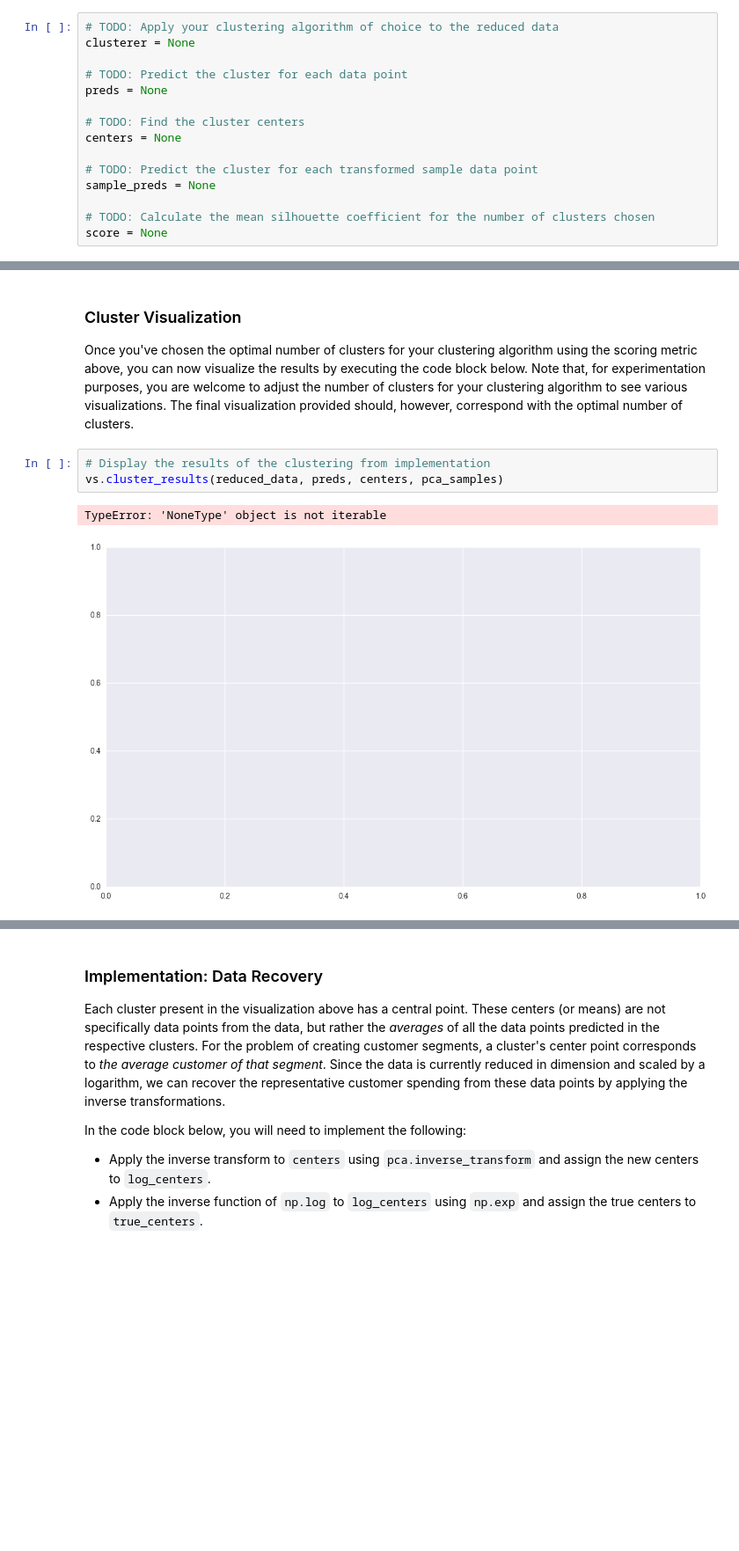
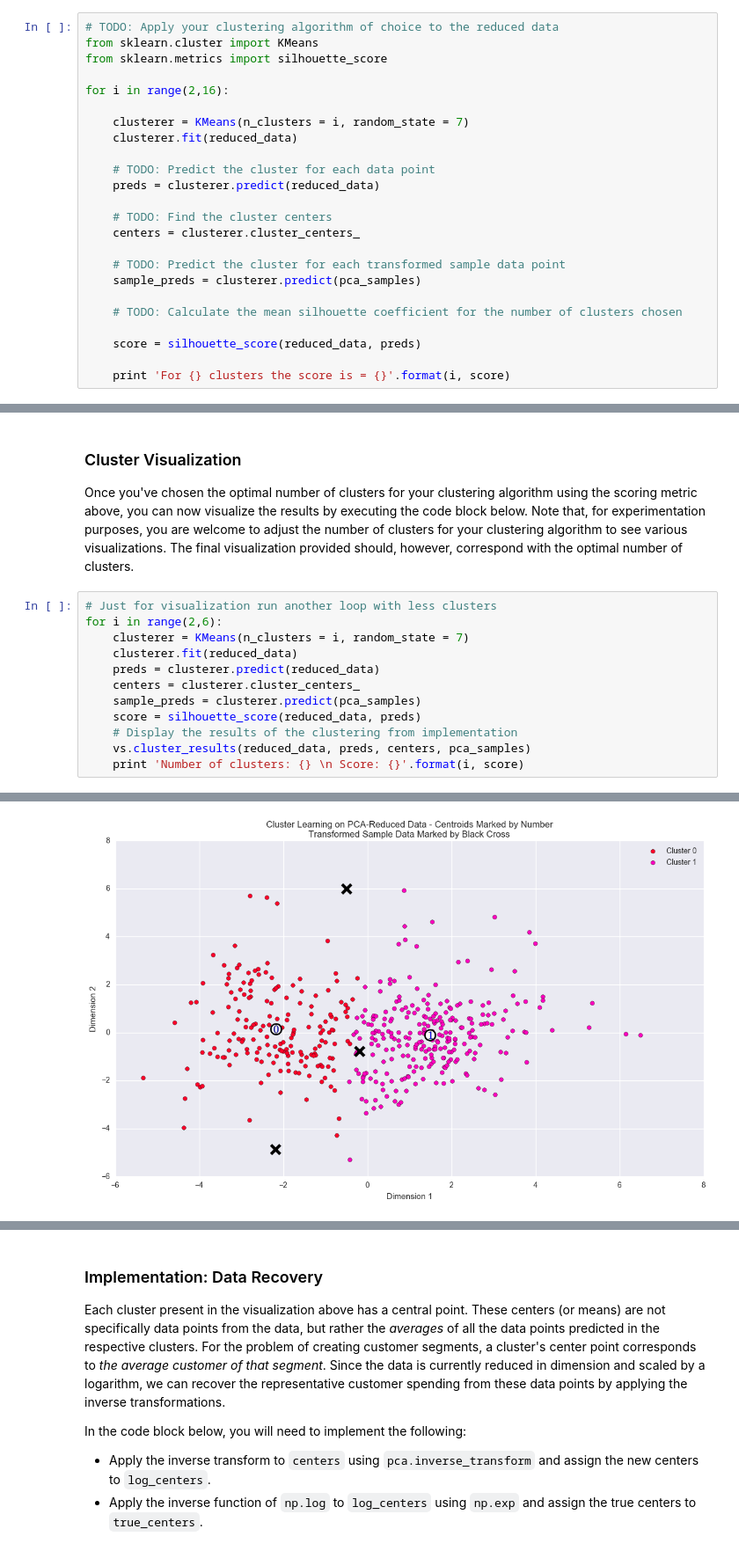
Before and after one commit to cyrano5614/machine_learning_udacity, a Jupyter notebook: projects/customer_segments/customer_segments.ipynb, the cells around one changed output, grey strips where cells are left out. Shown at 88% size. Cells and saved outputs as stored; diff of their text form; blank space fills up the shorter version.

```diff
--- a/projects/customer_segments/customer_segments.ipynb
+++ b/projects/customer_segments/customer_segments.ipynb
@@ -445,16 +470,25 @@ In the code block below, you will need to implement the following:
    - Assign the silhouette score to `score` and print the result.
 # %%
 # TODO: Apply your clustering algorithm of choice to the reduced data
-clusterer = None
+from sklearn.cluster import KMeans
+from sklearn.metrics import silhouette_score
 
-# TODO: Predict the cluster for each data point
-preds = None
+for i in range(2,16):
 
-# TODO: Find the cluster centers
-centers = None
+    clusterer = KMeans(n_clusters = i, random_state = 7)
+    clusterer.fit(reduced_data)
 
-# TODO: Predict the cluster for each transformed sample data point
-sample_preds = None
+    # TODO: Predict the cluster for each data point
+    preds = clusterer.predict(reduced_data)
 
-# TODO: Calculate the mean silhouette coefficient for the number of clusters chosen
-score = None
+    # TODO: Find the cluster centers
+    centers = clusterer.cluster_centers_
+
+    # TODO: Predict the cluster for each transformed sample data point
+    sample_preds = clusterer.predict(pca_samples)
+
+    # TODO: Calculate the mean silhouette coefficient for the number of clusters chosen
+
+    score = silhouette_score(reduced_data, preds)
+
+    print 'For {} clusters the score is = {}'.format(i, score)
@@ -466,9 +517,16 @@ score = None
 # %% [markdown]
 ### Cluster Visualization
 Once you've chosen the optimal number of clusters for your clustering algorithm using the scoring metric above, you can now visualize the results by executing the code block below. Note that, for experimentation purposes, you are welcome to adjust the number of clusters for your clustering algorithm to see various visualizations. The final visualization provided should, however, correspond with the optimal number of clusters.
-# %%
-# Display the results of the clustering from implementation
-vs.cluster_results(reduced_data, preds, centers, pca_samples)
-# %% [output]
-TypeError: 'NoneType' object is not iterable
-[figure, removed]
+# %%
+# Just for visualization run another loop with less clusters
+for i in range(2,6):
+    clusterer = KMeans(n_clusters = i, random_state = 7)
+    clusterer.fit(reduced_data)
+    preds = clusterer.predict(reduced_data)
+    centers = clusterer.cluster_centers_
+    sample_preds = clusterer.predict(pca_samples)
+    score = silhouette_score(reduced_data, preds)
+    # Display the results of the clustering from implementation
+    vs.cluster_results(reduced_data, preds, centers, pca_samples)
+    print 'Number of clusters: {} \n Score: {}'.format(i, score)
+# %% [output]
@@ -474,0 +541 @@ TypeError: 'NoneType' object is not iterable
+[figure, added]
```
Also changed, not shown: parts of 20 cells of this notebook, 2 other files.
